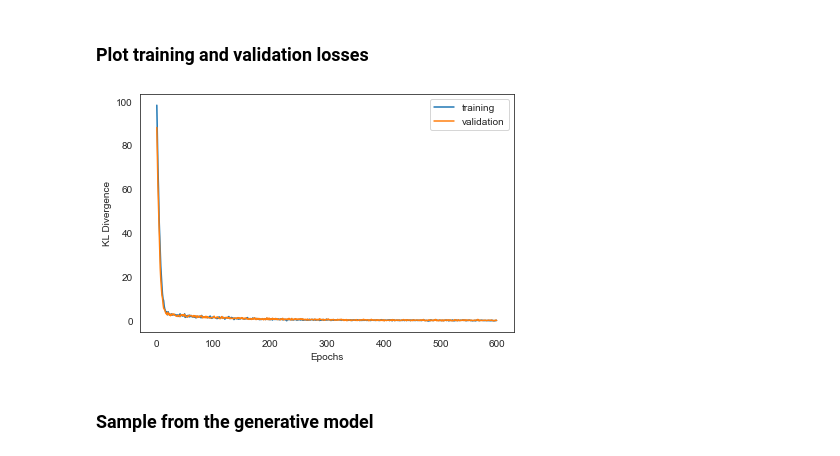
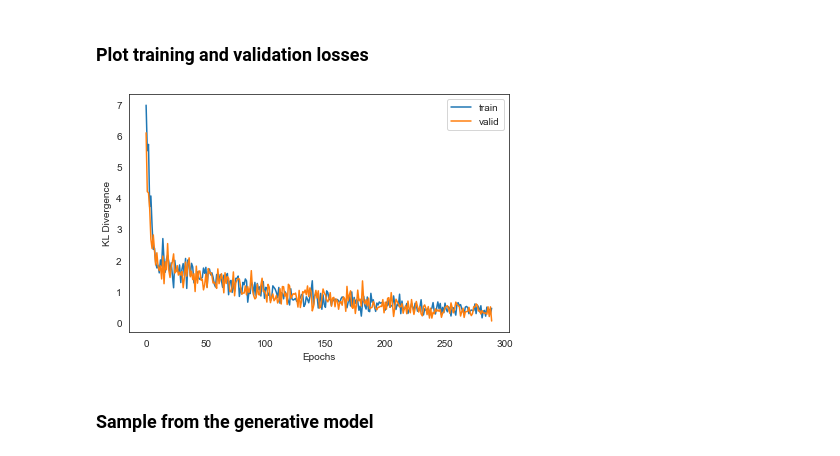
Before and after one commit to kgkeklikci/Normalizing-Flows, a Jupyter notebook: beta-vae-normalizing-flows/thoracic-surgery/beta-vae-maf-thoracic-surgery_v1.1.ipynb, the cells around one changed output. Saved outputs shown, nothing was run; the diff lists cells and outputs as text; code cells hidden in the pictures.

```diff
--- a/beta-vae-normalizing-flows/thoracic-surgery/beta-vae-maf-thoracic-surgery_v1.1.ipynb
+++ b/beta-vae-normalizing-flows/thoracic-surgery/beta-vae-maf-thoracic-surgery_v1.1.ipynb
@@ -240,6 +245,6 @@ X_train.drop(['DGN', 'Risk1Yr'],axis=1,inplace=True)
 # %%
 optimizer = Adam(learning_rate=3e-4)
-epochs = 600
+epochs = 300
 epoch_callback = LambdaCallback(on_epoch_end=lambda epoch, logs: print('\n Epoch {}/{}'.format(epoch+1, epochs, logs),
                                                                        '\n\t ' + (': {:.4f}, '.join(logs.keys()) + ': {:.4f}').format(*logs.values()))
                                 if epoch % 100 == 0 else False
@@ -276,18 +272,22 @@ history = vae.fit(X_train,
 # %% [markdown]
 ### Plot training and validation losses
 # %%
-plt.plot(history.history['loss'], label='training')
-plt.plot(history.history['val_loss'], label='validation')
-plt.legend(loc='best')
+cutoff=10
+train_losses = history.history['loss'][cutoff:]
+valid_losses = history.history['val_loss'][cutoff:]
+
+plt.plot(train_losses, label='train')
+plt.plot(valid_losses, label='valid')
+plt.legend()
 plt.xlabel('Epochs')
 plt.ylabel('KL Divergence')
 plt.tight_layout()
 plt.show()
 
 # Loss function is ELBO maximization
 # ELBO maximization is equivalent to KL divergence minimization
 # %% [output]
-[figure, old version]
+[figure, new version]
 # %% [markdown]
 ### Sample from the generative model
 # %%
```
Also changed, not shown: parts of 16 cells of this notebook, 2 other files.
